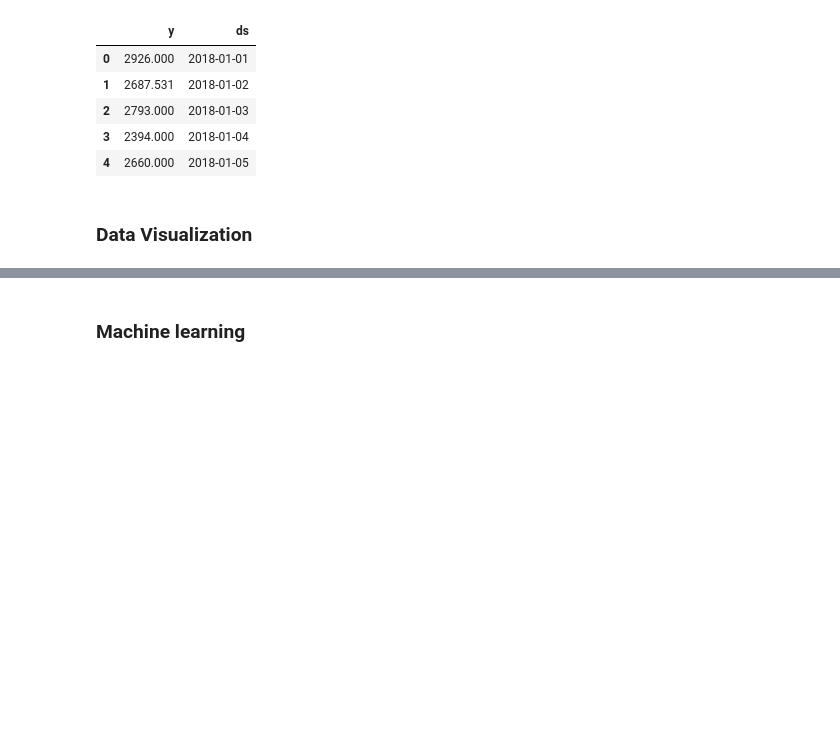
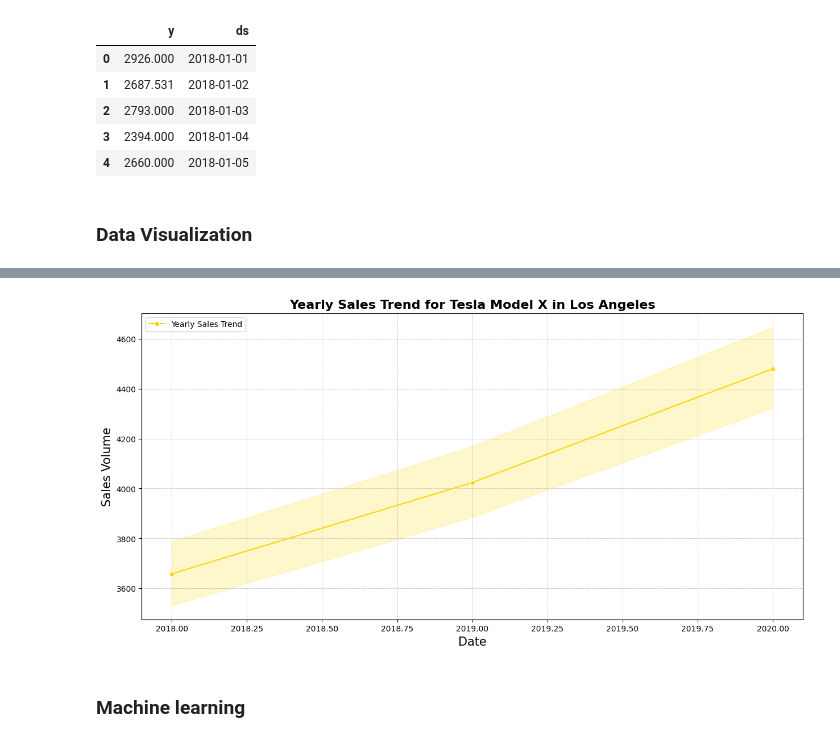
Before and after one commit to jaylesmajor/time-series-analysis, a Jupyter notebook: sales.ipynb, the cells around one changed output, grey strips where cells are left out. Saved outputs shown, nothing was run; the diff lists cells and outputs as text; code cells hidden in the pictures; blank space fills up the shorter version.

```diff
--- a/sales.ipynb
+++ b/sales.ipynb
@@ -135,3 +188,28 @@ df.head()
+# %%
+# Yearly sales trend
+plt.figure(figsize=(15, 7))
+df['year'] = df['ds'].dt.year
+sns.lineplot(data=df,
+            x='year',
+            y='y',
+            marker='o',
+            color='gold',
+            label='Yearly Sales Trend'
+            )
+
+# Add titles and labels
+plt.title('Yearly Sales Trend for Tesla Model X in Los Angeles', fontsize=16, fontweight='bold')
+plt.xlabel('Date', fontsize=15)
+plt.ylabel('Sales Volume', fontsize=15)
+
+# add grid
+plt.grid(visible=True,
+         ls='--',
+         lw='0.5')
+
+plt.show()
+# %% [output]
+[figure, added]
 # %% [markdown]
 ### **Machine learning**
 # %% [markdown]
```
Also changed, not shown: parts of 2 cells of this notebook.
